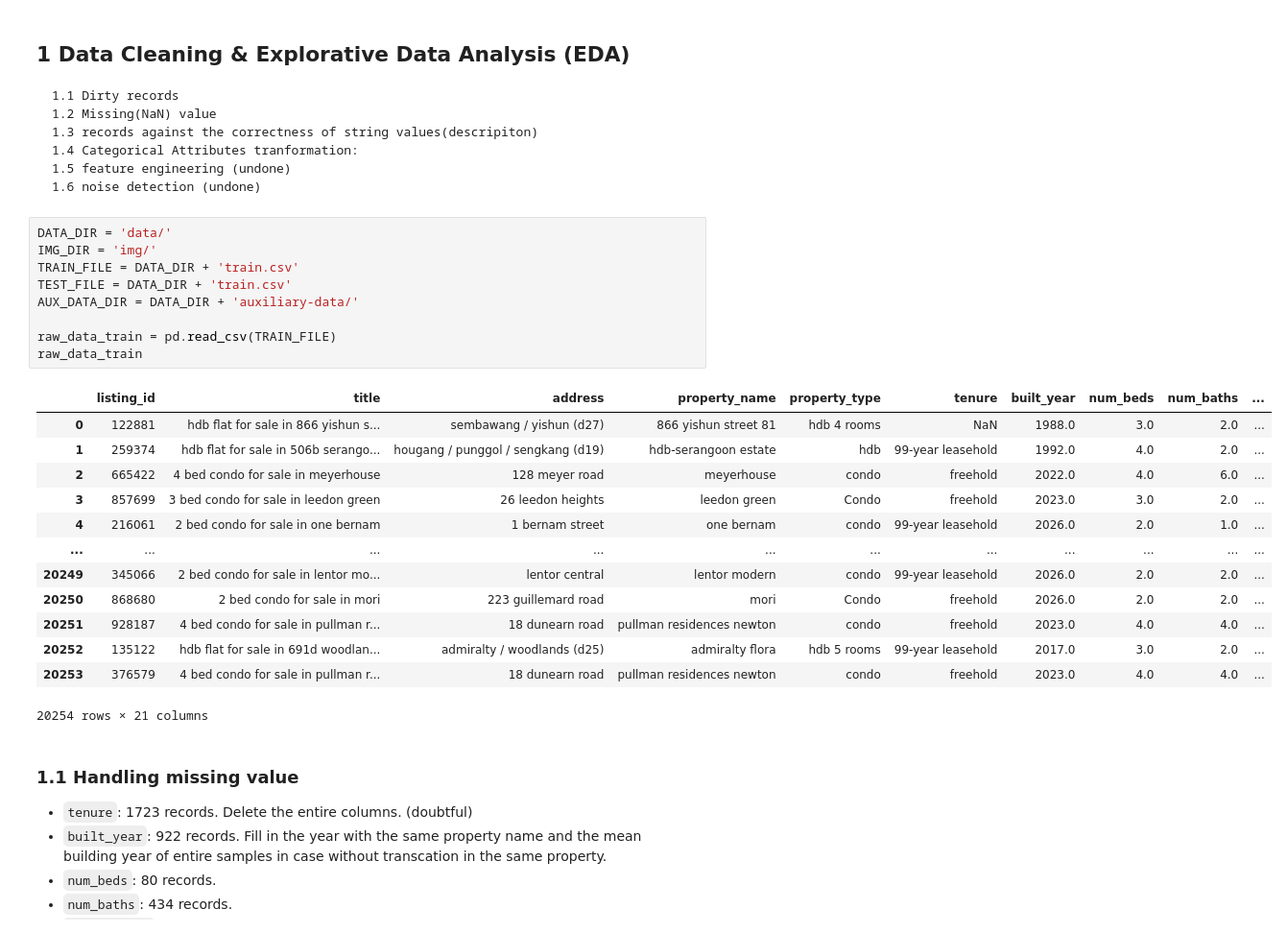
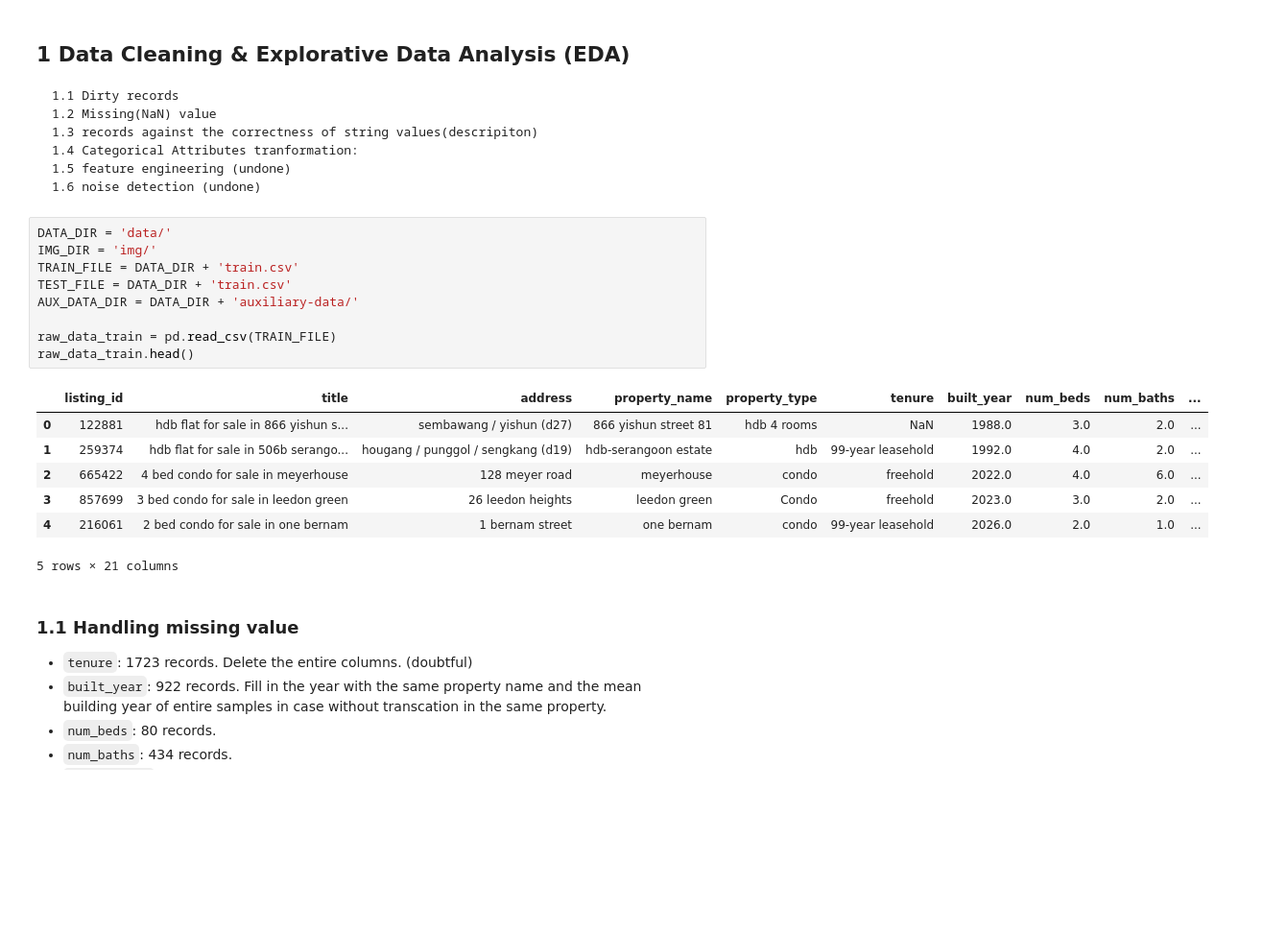
Before and after one commit to PigeonPhobia/no-bylan-regressor, a Jupyter notebook: Jiechen_EDA.ipynb, the cells around one changed output. Shown at 96% size. Cells and saved outputs as stored; diff of their text form; blank space fills up the shorter version.

```diff
--- a/Jiechen_EDA.ipynb
+++ b/Jiechen_EDA.ipynb
@@ -20,26 +27,20 @@ from utils import preprocess
 # %%
 DATA_DIR = 'data/'
 IMG_DIR = 'img/'
 TRAIN_FILE = DATA_DIR + 'train.csv'
 TEST_FILE = DATA_DIR + 'train.csv'
 AUX_DATA_DIR = DATA_DIR + 'auxiliary-data/'
 
 raw_data_train = pd.read_csv(TRAIN_FILE)
-raw_data_train
+raw_data_train.head()
 # %% [output]
 |  | listing_id | title | address | property_name | property_type | tenure | built_year | num_beds | num_baths | ... |
 | 0 | 122881 | hdb flat for sale in 866 yishun s... | sembawang / yishun (d27) | 866 yishun street 81 | hdb 4 rooms | NaN | 1988.0 | 3.0 | 2.0 | ... |
 | 1 | 259374 | hdb flat for sale in 506b serango... | hougang / punggol / sengkang (d19) | hdb-serangoon estate | hdb | 99-year leasehold | 1992.0 | 4.0 | 2.0 | ... |
 | 2 | 665422 | 4 bed condo for sale in meyerhouse | 128 meyer road | meyerhouse | condo | freehold | 2022.0 | 4.0 | 6.0 | ... |
 | 3 | 857699 | 3 bed condo for sale in leedon green | 26 leedon heights | leedon green | Condo | freehold | 2023.0 | 3.0 | 2.0 | ... |
 | 4 | 216061 | 2 bed condo for sale in one bernam | 1 bernam street | one bernam | condo | 99-year leasehold | 2026.0 | 2.0 | 1.0 | ... |
-| ... | ... | ... | ... | ... | ... | ... | ... | ... | ... | ... |
-| 20249 | 345066 | 2 bed condo for sale in lentor mo... | lentor central | lentor modern | condo | 99-year leasehold | 2026.0 | 2.0 | 2.0 | ... |
-| 20250 | 868680 | 2 bed condo for sale in mori | 223 guillemard road | mori | Condo | freehold | 2026.0 | 2.0 | 2.0 | ... |
-| 20251 | 928187 | 4 bed condo for sale in pullman r... | 18 dunearn road | pullman residences newton | condo | freehold | 2023.0 | 4.0 | 4.0 | ... |
-| 20252 | 135122 | hdb flat for sale in 691d woodlan... | admiralty / woodlands (d25) | admiralty flora | hdb 5 rooms | 99-year leasehold | 2017.0 | 3.0 | 2.0 | ... |
-| 20253 | 376579 | 4 bed condo for sale in pullman r... | 18 dunearn road | pullman residences newton | condo | freehold | 2023.0 | 4.0 | 4.0 | ... |
-20254 rows × 21 columns
+5 rows × 21 columns
 # %% [markdown]
 ### 1.1 Handling missing value
 * `tenure`: 1723 records. Delete the entire columns. (doubtful)
```
Also changed, not shown: parts of 14 cells of this notebook, 1 other file.
